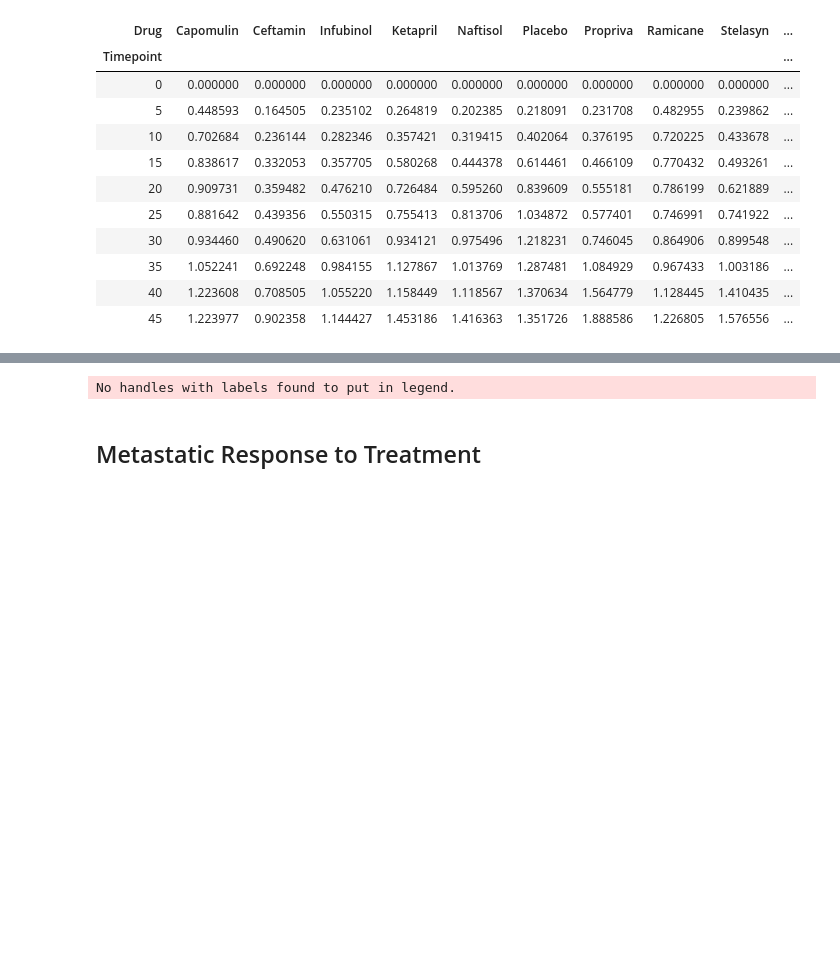
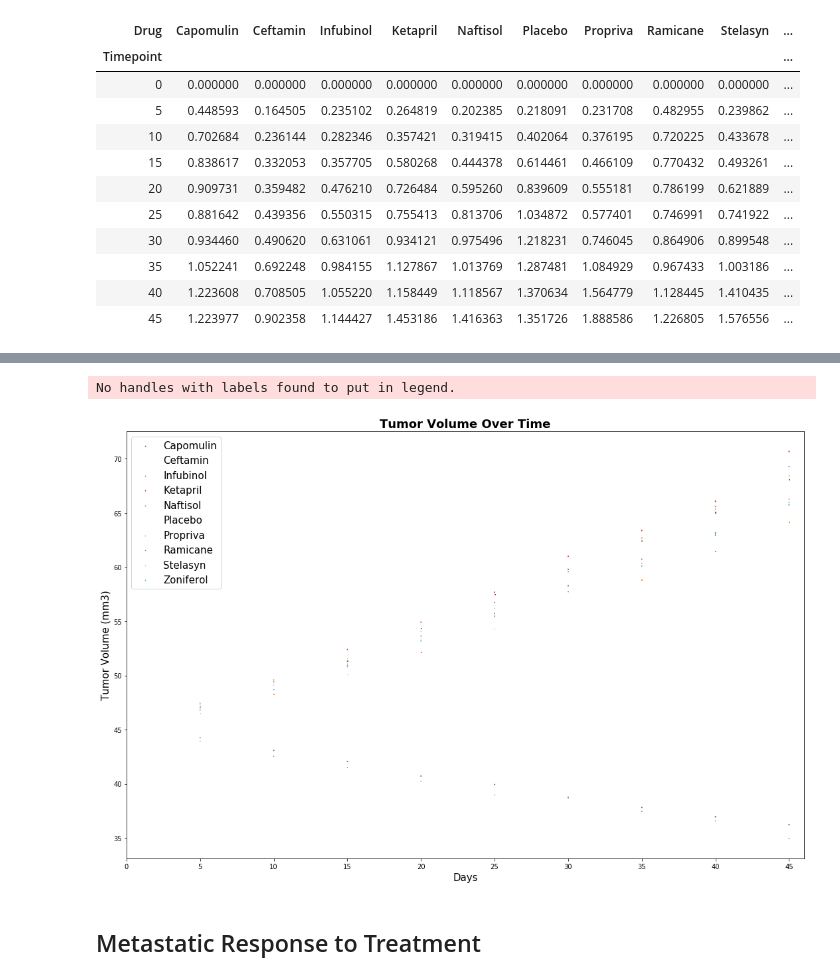
Before and after one commit to kavehamini/matplotlib-challenge, a Jupyter notebook: Pymaceuticals/pymaceuticals_Kaveh.ipynb, the cells around one changed output, grey strips where cells are left out. Cells and saved outputs as stored; diff of their text form; code cells hidden in the pictures; blank space fills up the shorter version.

```diff
--- a/Pymaceuticals/pymaceuticals_Kaveh.ipynb
+++ b/Pymaceuticals/pymaceuticals_Kaveh.ipynb
@@ -181,32 +175,32 @@ No handles with labels found to put in legend.
 # %%
 #Scatter Plot
 plt.figure(figsize = (15,10))
 plt.title('Tumor Volume Over Time', fontdict = {'fontsize': 18, 'fontweight': 'bold'})
 plt.xlabel('Days', fontdict = {'fontsize': 15})
 plt.ylabel('Tumor Volume (mm3)', fontdict = {'fontsize': 15})
 plt.xticks(np.arange(0, tumorvolmeandf.index.max()+3 , 5))
 plt.xlim(0, tumorvolmeandf.index.max() + 1)
 markers = ['o', 's', '^', 'd', 'p', 'P', '2', '1', '3', "v"]
 count = 0
 
 for c in tumorvolmeandf.columns:
     plt.scatter(xvals, tumorvolmeandf[c], tumorvolsemdf[c], marker =  markers[count])
     count += 1
 
 lg = plt.legend(numpoints = 2, # gives two symbols in legend
                 frameon = True,
                 markerscale = 1.5,
                 edgecolor = 'black',
                 fontsize = '17',
                 framealpha = 1)
-lg
-#plt.show()
+plt.legend(tumorvolmeandf, loc=2, prop={'size': 15})#plt.show()
 plt.tight_layout()
 # Save the Figure
 
 plt.savefig('tumorvolovertime.png')
 # %% [output]
 No handles with labels found to put in legend.
+[figure, added]
 # %% [markdown]
 ## Metastatic Response to Treatment
 # %%
```
Also changed, not shown: parts of 4 cells of this notebook, 1 other file.
